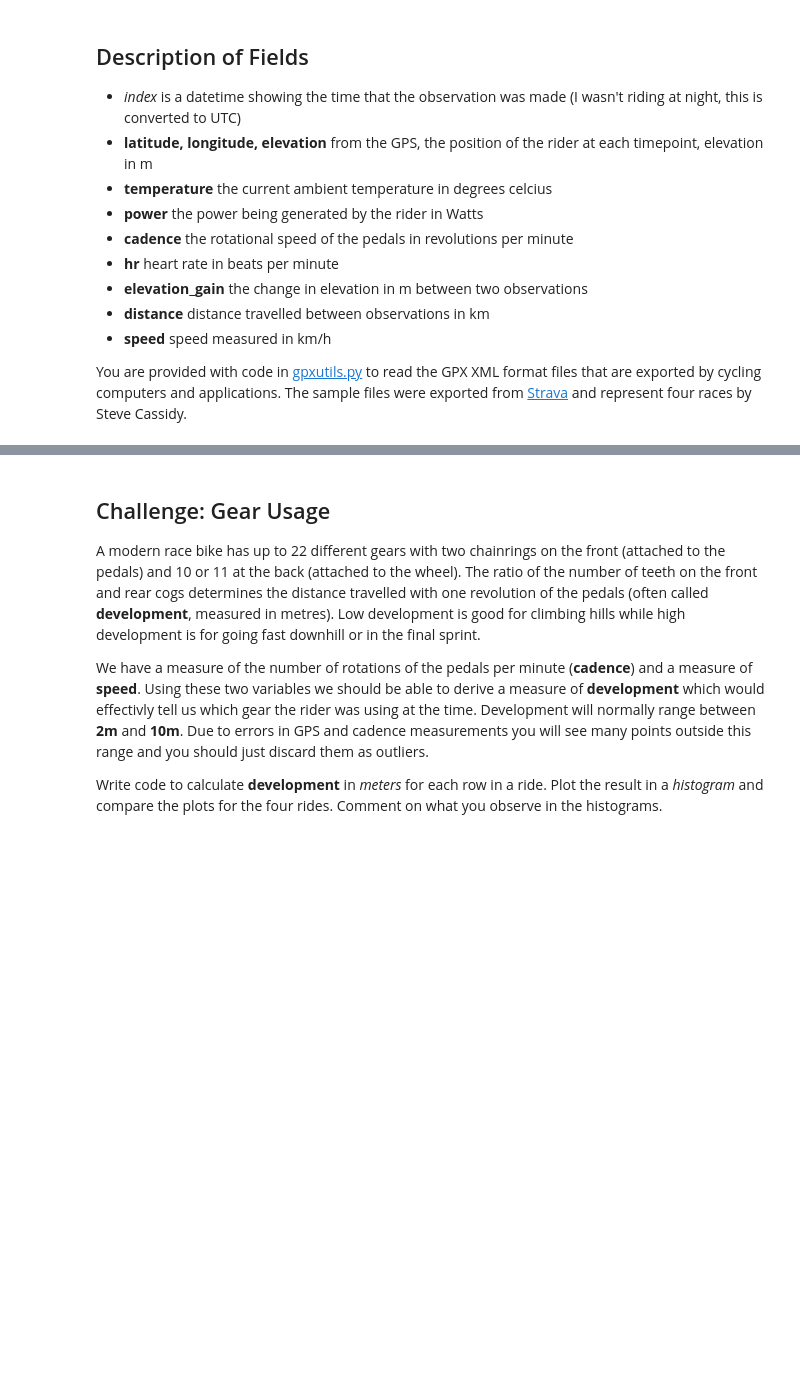
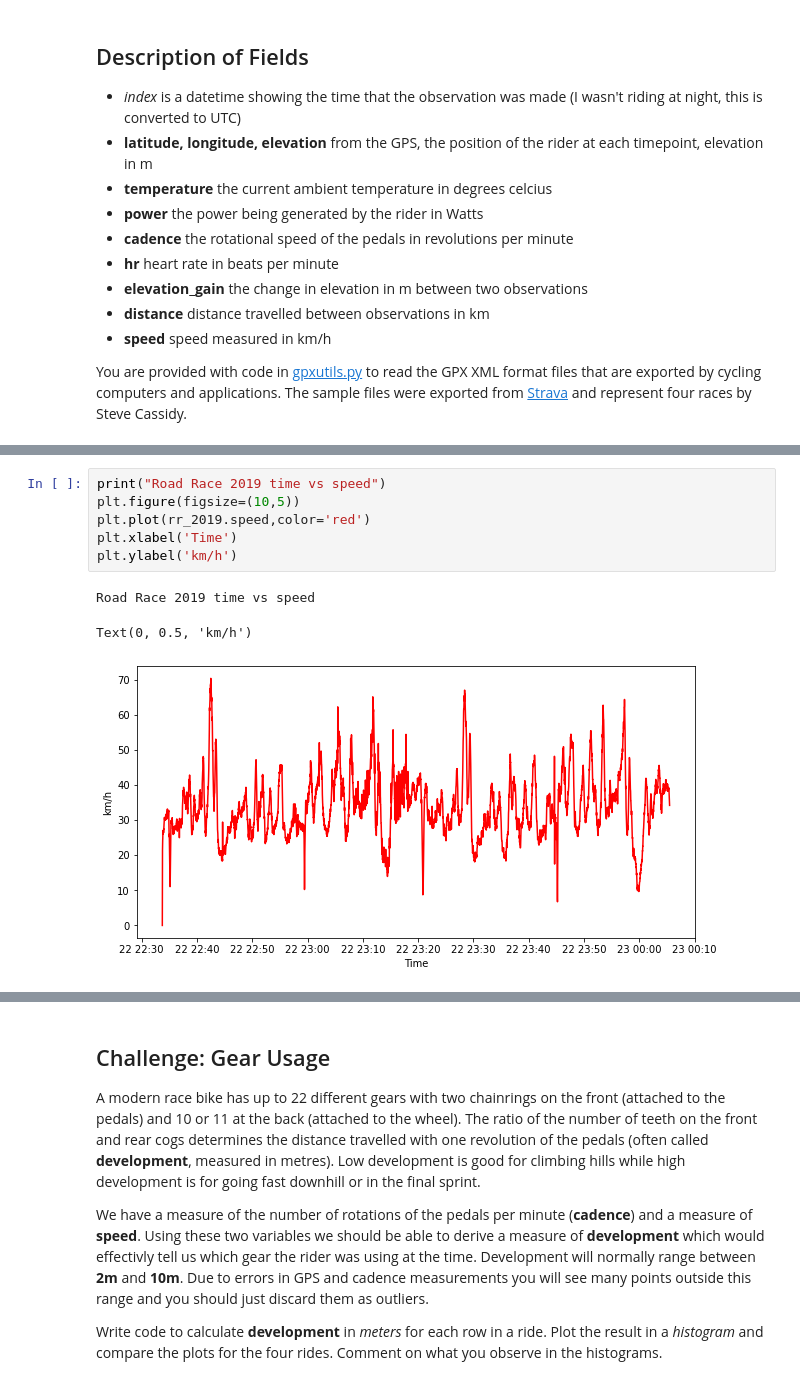
Before and after one commit to MQCOMP2200-S2-2021/data-science-portfolio-JoeB-cybersecurity, a Jupyter notebook: Portfolio 1.ipynb, the cells around one changed output, grey strips where cells are left out. Saved outputs shown, nothing was run; the diff lists cells and outputs as text; blank space fills up the shorter version.

```diff
--- a/Portfolio 1.ipynb
+++ b/Portfolio 1.ipynb
@@ -83,0 +154,10 @@ def summary(ride):
+# %%
+print("Road Race 2019 time vs speed")
+plt.figure(figsize=(10,5))
+plt.plot(rr_2019.speed,color='red')
+plt.xlabel('Time')
+plt.ylabel('km/h')
+# %% [output]
+Road Race 2019 time vs speed
+Text(0, 0.5, 'km/h')
+[figure, added]
```
Also changed, not shown: parts of 16 cells of this notebook.
